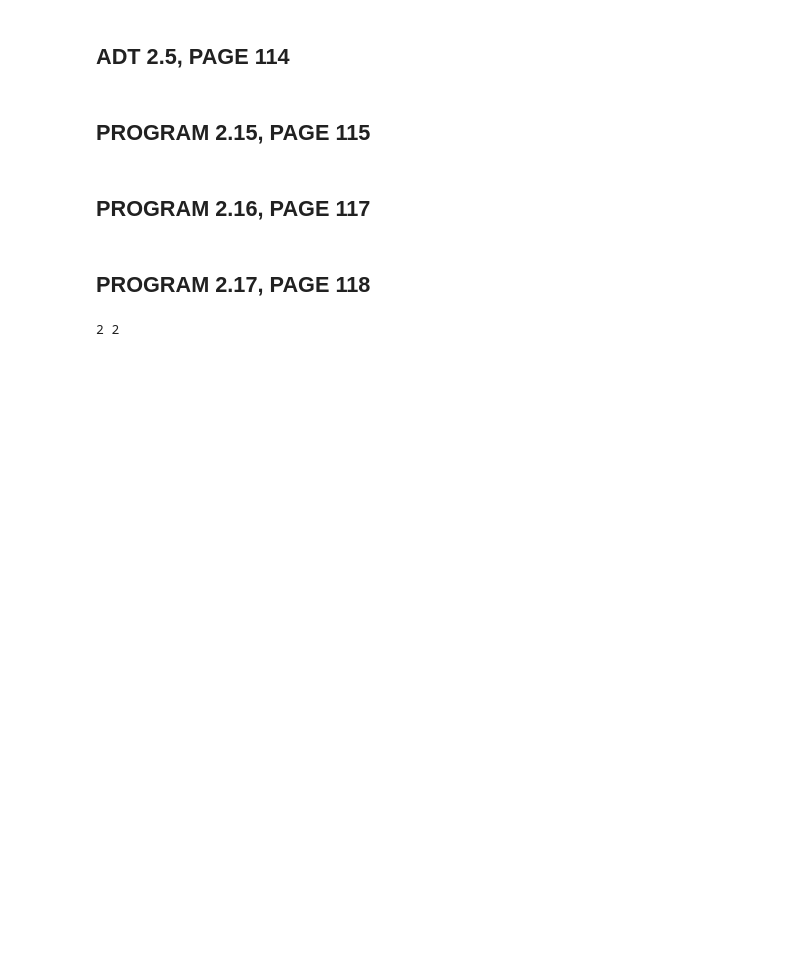
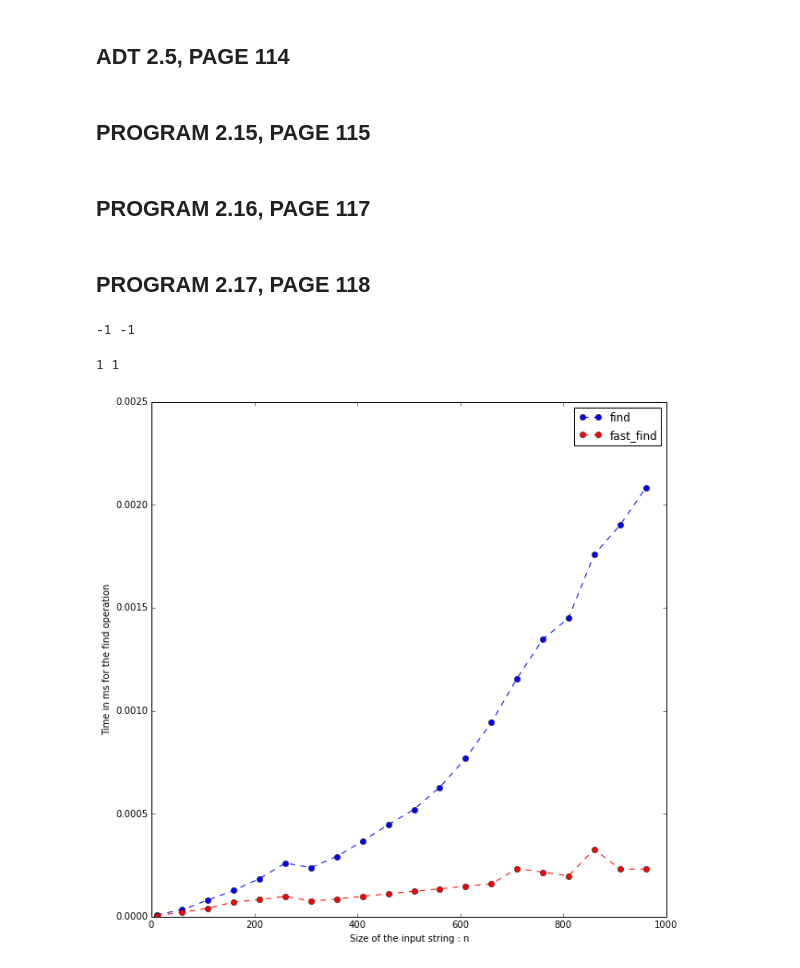
Before and after one commit to raghavrv/Data-Structures-By-Horowitz-in-Python, a Jupyter notebook: Chapter 2/Chapter 2 - Arrays.ipynb, the cells around one changed output. Drawn from its saved outputs; the diff is of its cells as text; code cells hidden in the pictures; blank space fills up the shorter version.

Commit message:
Graphs for quadratic time and linear time find methods; Cleaned up Sparse Matrix multiplication

```diff
--- a/Chapter 2/Chapter 2 - Arrays.ipynb
+++ b/Chapter 2/Chapter 2 - Arrays.ipynb
@@ -504,0 +547,6 @@ Transpose of a
+# %%
+# Note that the sm_array has all the triplets ordered by row number.
+print "Row\tCol\tValue"
+print "======================="
+for t in tra._sm_array:
+    print "%d\t%d\t%d"%(t.row, t.col, t.value)
@@ -719,23 +838,63 @@ String.FastFind = fast_find
 # Computing the failure function
 
 def failure_function(self):
-    lengthP = self.Length()
+    lengthP = self.length()
     self.f = [0]*lengthP
     self.f[0] = -1
     for j in range(1,lengthP):
         i = self.f[j-1]
-        while ( self._String__Str[j] != self._String__Str[i+1] ) and  ( i >= 0 ):
+        while ( self._str[j] != self._str[i+1] ) and  ( i >= 0 ):
             i = self.f[i]
-        if self._String__Str[j] == self._String__Str[i+1]:
+        if self._str[j] == self._str[i+1]:
             self.f[j] = i + 1
         else:
             self.f[j-1] = -1
 
 String.failure_function = failure_function
 # %%
-#Sample I/O - Not in textbook
 str1 = String('hello world')
-str2 = String('llo')
+str2 = String('sdf')
 print str1.find(str2), str1.fast_find(str2)
 # %% [output]
-2 2
+-1 -1
+# %%
+str2 = String('ell')
+print str1.find(str2), str1.fast_find(str2)
+# %% [output]
+1 1
+# %%
+# Analysing the above two find methods
+x_axis = range(10, 1000, 50)
+find_run_time = []
+fast_find_run_time = []
+
+
+for i in x_axis:
+    string = String(''.join(choice(ascii_letters) for _ in range(i))) # Generates a random string of i chars
+    pattern = String(''.join(choice(ascii_letters) for _ in range(i/2))) # Generates a random pattern string of i chars
+    start = time()
+    for i in range(10):
+        string.find(pattern)
+    find_run_time.append((time() - start) / 10) # Takes average over 10 runs
+    start = time()
+    for i in range(10):
+        string.fast_find(pattern)
+    fast_find_run_time.append((time() - start) / 10)
+
+
+# NOTE: All these are typically failure / worst case run times,
+# since the probability of a random pattern matching with a random string is very low
+
+# Note the quadratic run time of find and linear run time of fast_find
+
+%matplotlib inline
+plt.figure().set_size_inches(10,10)
+plt.xlabel("Size of the input string : n ")
+plt.ylabel("Time in ms for the find operation")
+
+plt.plot(x_axis, find_run_time, marker = "o", linestyle = "--", c="b", label="find")
+plt.plot(x_axis, fast_find_run_time, marker = "o", linestyle = "--", c="r", label="fast_find")
+plt.legend()
+plt.show()
+# %% [output]
+[figure, added]
```
Also changed, not shown: parts of 28 cells of this notebook, 5 other files.
